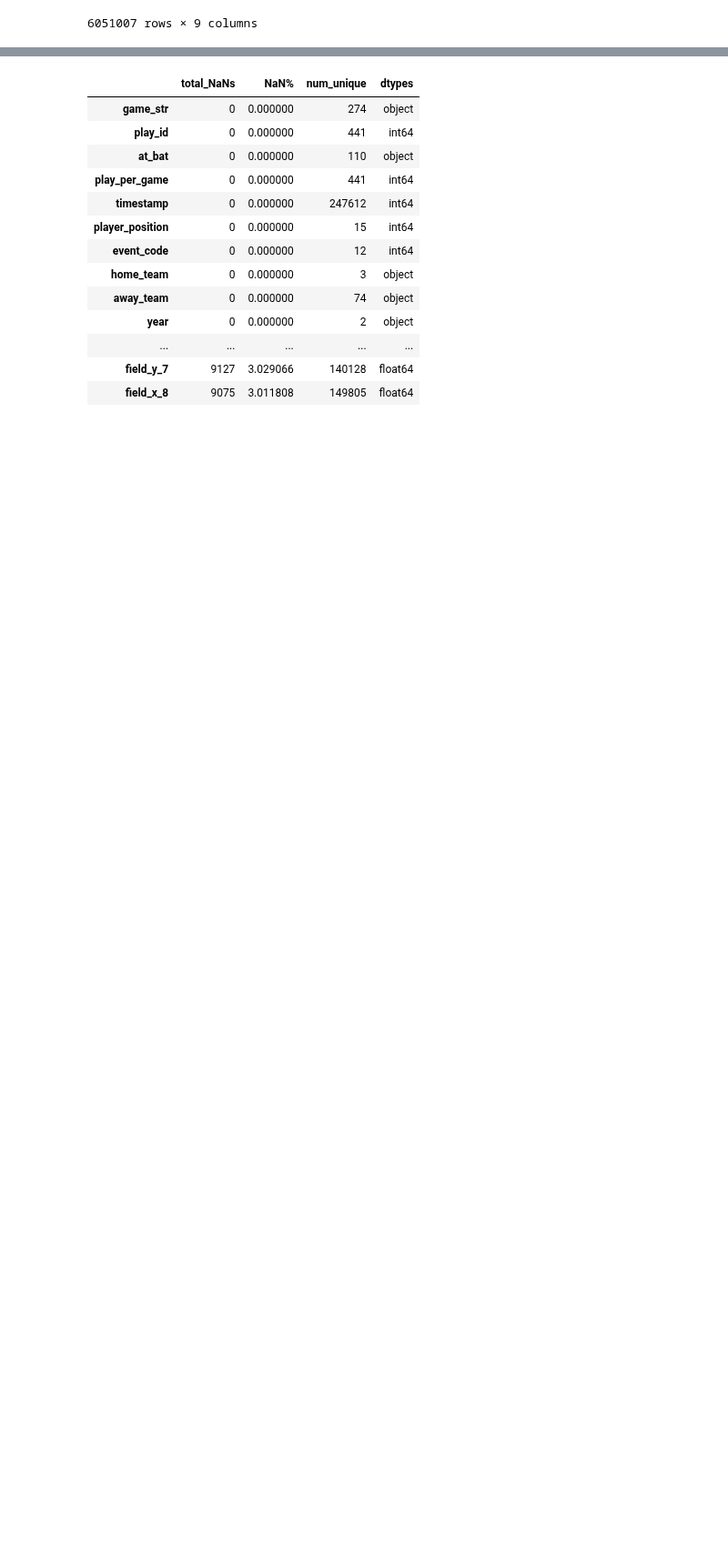
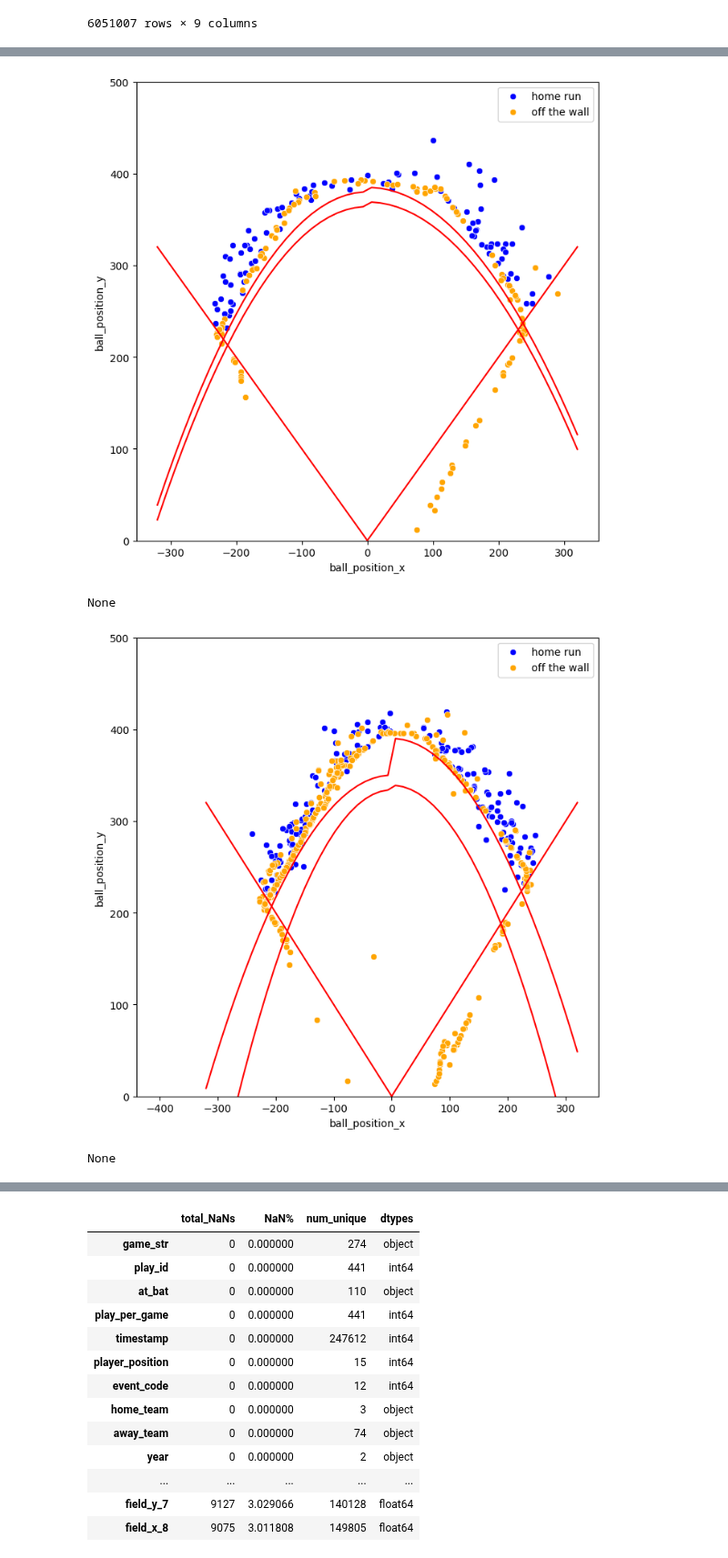
Before and after one commit to d2osborn/SMTChallenge2025, a Jupyter notebook: Team15-eda.ipynb, the cells around one changed output, grey strips where cells are left out. Shown at 91% size. Drawn from its saved outputs; the diff is of its cells as text; code cells hidden in the pictures; blank space fills up the shorter version.

Commit message:
added stadium visuals

```diff
--- a/Team15-eda.ipynb
+++ b/Team15-eda.ipynb
@@ -212,0 +239,50 @@ def info_table(df: pd.DataFrame) -> pd.DataFrame:
+# %%
+def stadium_walls(df: pd.DataFrame, home_team: str):
+    """
+    Visualizes some form of outline for each team's field (QEA, RZQ, YJD)
+    I trial and error'd with the exact coefficients in the polynomials for the wall + warning track using the clusters of wall balls and homers
+
+    Arguments: Dataframe, home team's name
+    """
+    df = df.copy()
+
+    plt.figure(figsize=(8, 8))
+    lf_x_values = np.linspace(0, -320)
+    lf_foul_line = -lf_x_values
+    rf_x_values = np.linspace(0, 320)
+    rf_foul_line = rf_x_values
+
+    if home_team == 'QEA':
+        field_vals = np.linspace(-320, 320)
+        home_run_wall = np.piecewise(field_vals, [field_vals < 0, field_vals >= 0], [lambda x: -((1/300) * x**2) + 380, lambda x: -((1/380) * x**2) + 385])
+        warning_track = np.piecewise(field_vals, [field_vals < 0, field_vals >= 0], [lambda x: -((1/300) * x**2) + 364, lambda x: -((1/380) * x**2) + 369])
+    elif home_team == 'RZQ':
+        field_vals = np.linspace(-320, 320)
+        home_run_wall = np.piecewise(field_vals, [field_vals < 0, field_vals >= 0], [lambda x: -((1/300) * x**2) + 350, lambda x: -((1/300) * x**2) + 390])
+        warning_track = np.piecewise(field_vals, [field_vals < 0, field_vals >= 0], [lambda x: -((1/210) * x**2) + 334, lambda x: -((1/235) * x**2) + 339])
+    else:
+        field_vals = np.linspace(-320, 320)
+        home_run_wall = np.piecewise(field_vals, [field_vals < 0, field_vals >= 0], [lambda x: -((1/230) * x**2) + 390, lambda x: -((1/235) * x**2) + 390])
+        warning_track = np.piecewise(field_vals, [field_vals < 0, field_vals >= 0], [lambda x: -((1/230) * x**2) + 374, lambda x: -((1/235) * x**2) + 374])
+
+    stadium_homers = df[(df['event_code_name'] == 'home run') & (df['home_team'] == home_team)]
+    stadium_wall_balls = df[(df['event_code_name'] == 'ball deflection off of wall') & (df['home_team'] == home_team)]
+
+    sns.scatterplot(data=stadium_homers, x='ball_position_x', y='ball_position_y', color='blue', label='home run')
+    sns.scatterplot(data=stadium_wall_balls, x='ball_position_x', y='ball_position_y', color='orange', label='off the wall')
+    plt.plot(lf_x_values, lf_foul_line, c='red')
+    plt.plot(rf_x_values, rf_foul_line, c='red')
+    plt.plot(field_vals, home_run_wall, c='red')
+    plt.plot(field_vals, warning_track, c='red')
+    plt.ylim(0, 500)
+    plt.legend()
+    plt.show()
+# %%
+display(stadium_walls(event_pos_ball, 'QEA'))
+display(stadium_walls(event_pos_ball, 'RZQ'))
+display(stadium_walls(event_pos_ball, 'YJD'))
+# %% [output]
+[figure, added]
+None
+[figure, added]
+None
```
Also changed, not shown: parts of 35 cells of this notebook.
